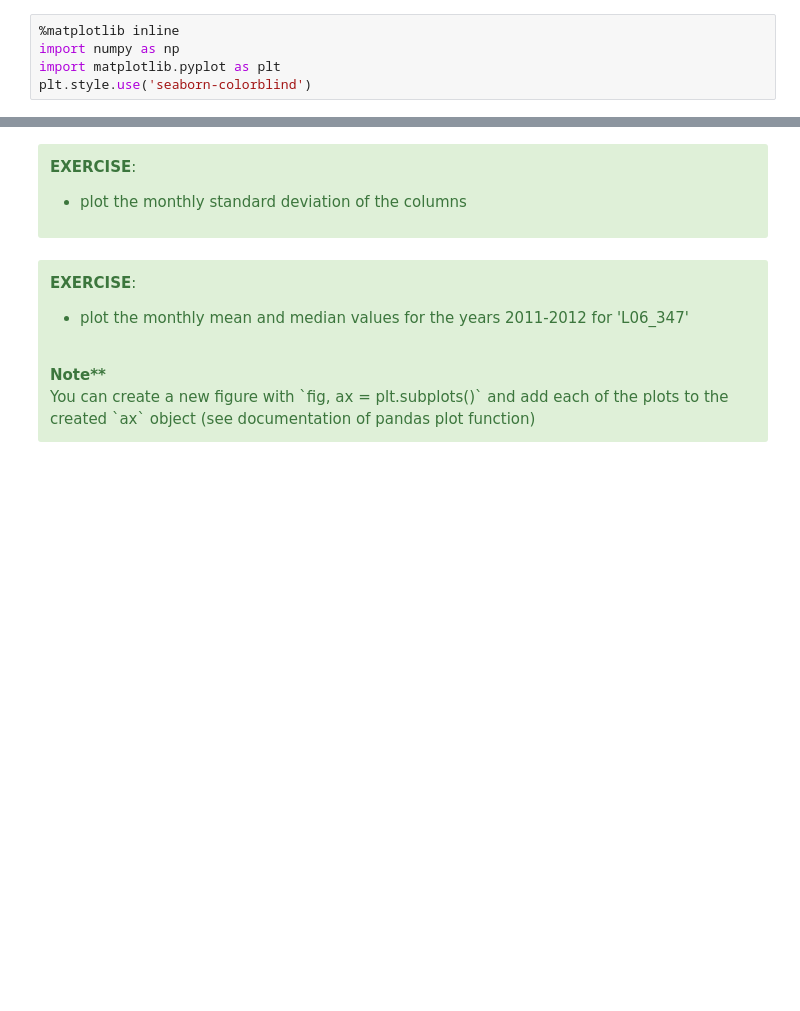
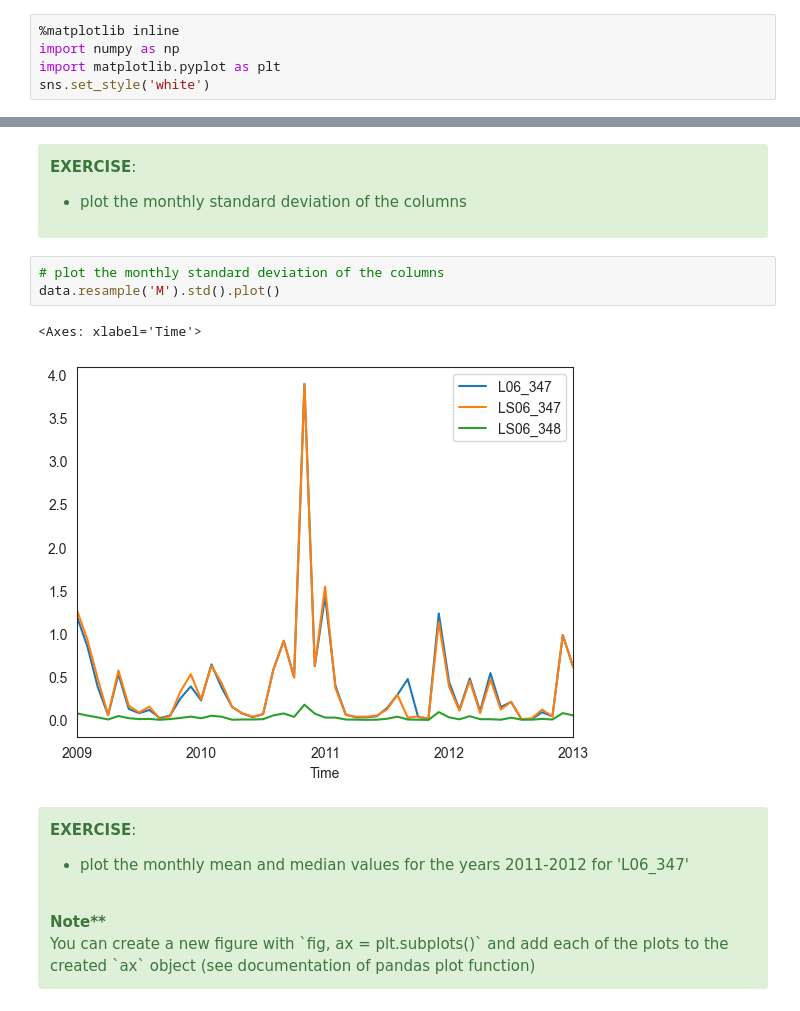
Before and after one commit to x-datascience-datacamp/datacamp-master, a Jupyter notebook: 01_pandas/01-pandas_overview.ipynb, the cells around one changed output, grey strips where cells are left out. Drawn from its saved outputs; the diff is of its cells as text; blank space fills up the shorter version.

```diff
--- a/01_pandas/01-pandas_overview.ipynb
+++ b/01_pandas/01-pandas_overview.ipynb
@@ -56,7 +57,7 @@ Some imports
 %matplotlib inline
 import numpy as np
 import matplotlib.pyplot as plt
-plt.style.use('seaborn-colorblind')
+sns.set_style('white')
 # %% [markdown]
 # 1 Data structures <a class="anchor" id="datastructures"></a> [↑](#Table-of-contents)
 
@@ -807,6 +1568,12 @@ data.resample('A').mean().plot()
   <li>plot the monthly standard deviation of the columns</li>
 </ul>
 </div>
+# %%
+# plot the monthly standard deviation of the columns
+data.resample('M').std().plot()
+# %% [output]
+<Axes: xlabel='Time'>
+[figure, added]
 # %% [markdown]
 <div class="alert alert-success">
 
```
Also changed, not shown: parts of 168 cells of this notebook.
